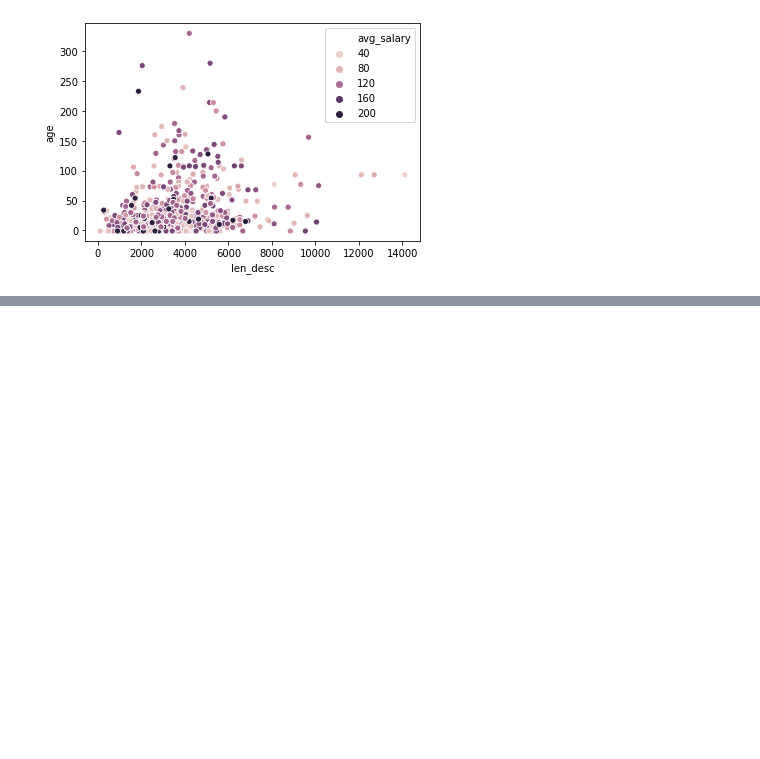
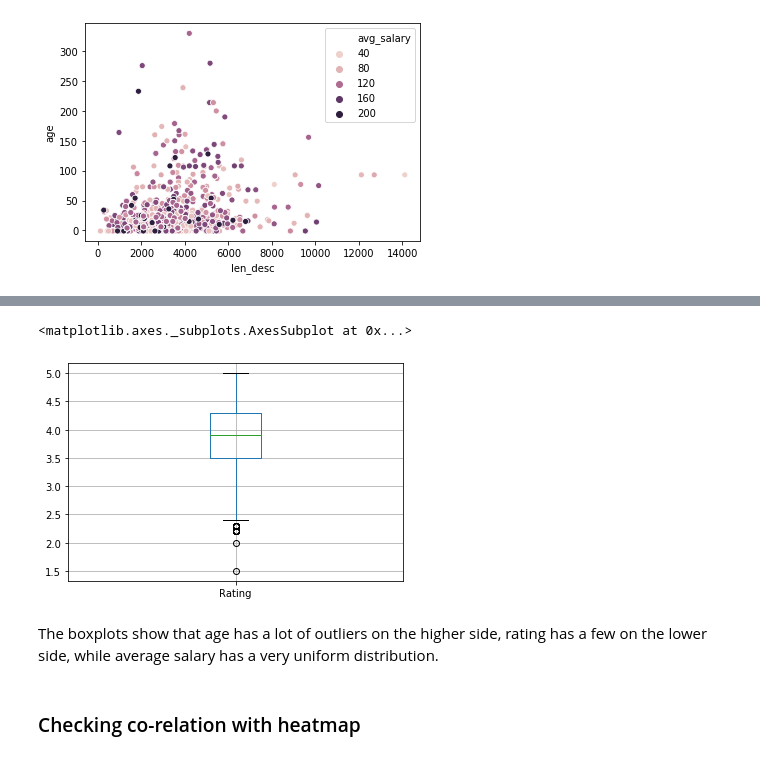
Before and after one commit to JaykumarDagli/DS-Salary, a Jupyter notebook: DataAnalysis.ipynb, the cells around one changed output, grey strips where cells are left out. Drawn from its saved outputs; the diff is of its cells as text; code cells hidden in the pictures; blank space fills up the shorter version.

```diff
--- a/DataAnalysis.ipynb
+++ b/DataAnalysis.ipynb
@@ -79,0 +106,9 @@ sns.scatterplot(x=df.len_desc,y=df.age,hue=df.avg_salary)
+# %%
+df.boxplot(column='Rating')
+# %% [output]
+<matplotlib.axes._subplots.AxesSubplot at 0x...>
+[figure, added]
+# %% [markdown]
+The boxplots show that age has a lot of outliers on the higher side, rating has a few on the lower side, while average salary has a very uniform distribution.
+# %% [markdown]
+### Checking co-relation with heatmap
```
Also changed, not shown: parts of 29 cells of this notebook.
